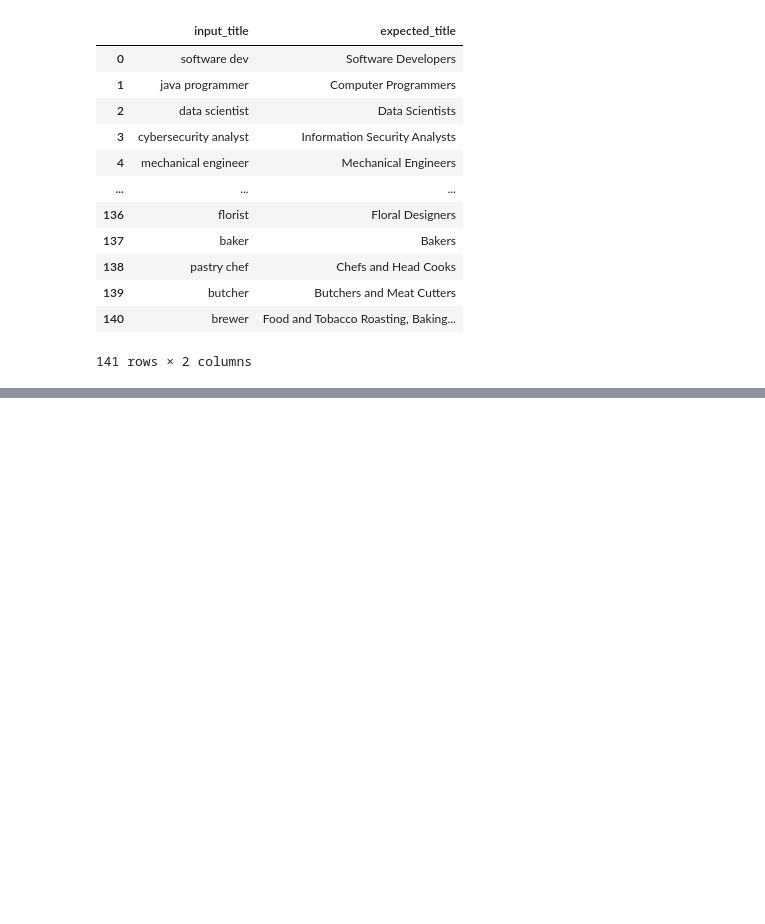
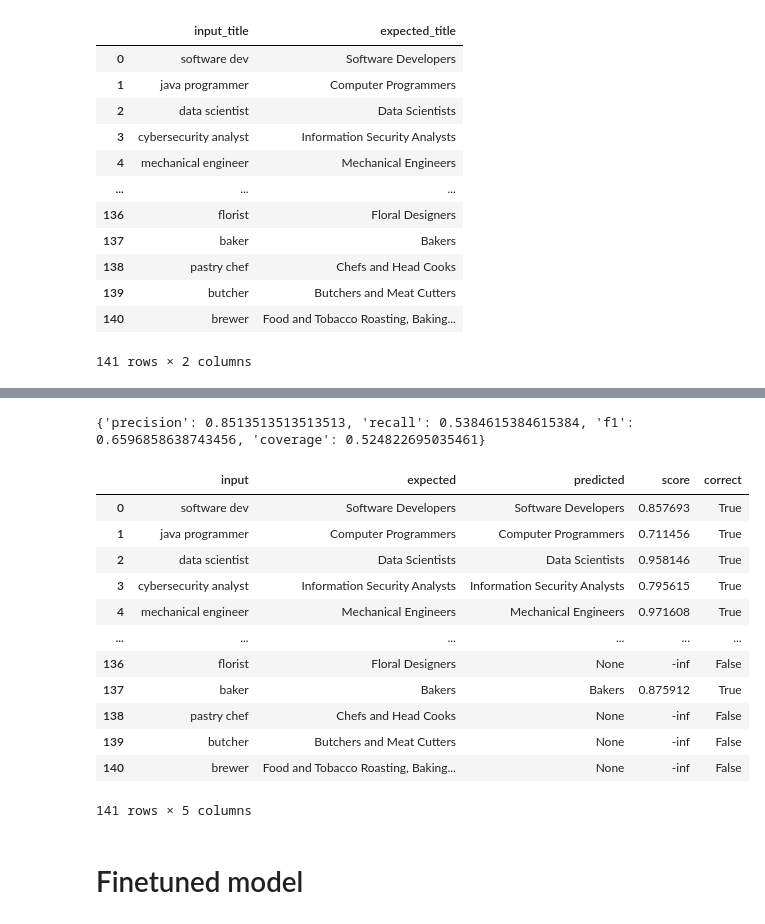
Before and after one commit to devinhelgeson/normalization_service, a Jupyter notebook: eval/evaluate_job_title_normalization.ipynb, the cells around one changed output, grey strips where cells are left out. Drawn from its saved outputs; the diff is of its cells as text; code cells hidden in the pictures; blank space fills up the shorter version.

```diff
--- a/eval/evaluate_job_title_normalization.ipynb
+++ b/eval/evaluate_job_title_normalization.ipynb
@@ -364,0 +409,31 @@ for name,_,_,_,df in experiments:
+# %%
+pure_cascade_df, metrics = evaluate_api(
+    endpoint="http://127.0.0.1:8000/match/cascade",
+    params={
+        "limit": 1,
+        "embedding_score_weight": 1,
+        "fuzzy_score_weight": 0,
+        "embedding_score_threshold": 0.6484985174538472,
+    },
+    eval_data=eval_df,
+    verbose_df=True,
+)
+print(metrics)
+pure_cascade_df
+# %% [output]
+{'precision': 0.8513513513513513, 'recall': 0.5384615384615384, 'f1': 0.6596858638743456, 'coverage': 0.524822695035461}
+|  | input | expected | predicted | score | correct |
+| 0 | software dev | Software Developers | Software Developers | 0.857693 | True |
+| 1 | java programmer | Computer Programmers | Computer Programmers | 0.711456 | True |
+| 2 | data scientist | Data Scientists | Data Scientists | 0.958146 | True |
+| 3 | cybersecurity analyst | Information Security Analysts | Information Security Analysts | 0.795615 | True |
+| 4 | mechanical engineer | Mechanical Engineers | Mechanical Engineers | 0.971608 | True |
+| ... | ... | ... | ... | ... | ... |
+| 136 | florist | Floral Designers | None | -inf | False |
+| 137 | baker | Bakers | Bakers | 0.875912 | True |
+| 138 | pastry chef | Chefs and Head Cooks | None | -inf | False |
+| 139 | butcher | Butchers and Meat Cutters | None | -inf | False |
+| 140 | brewer | Food and Tobacco Roasting, Baking... | None | -inf | False |
+141 rows × 5 columns
+# %% [markdown]
+# Finetuned model
```
Also changed, not shown: parts of 22 cells of this notebook, 16 other files.
